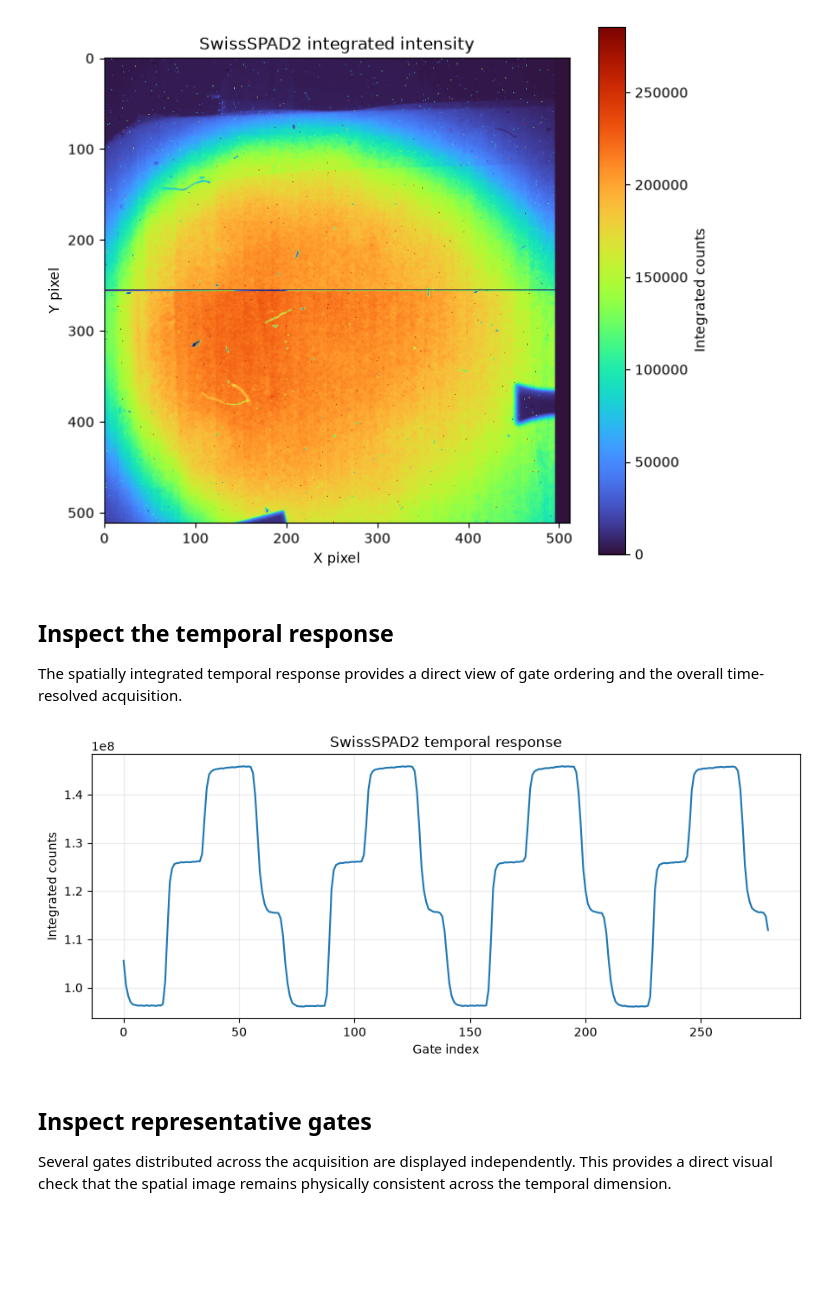
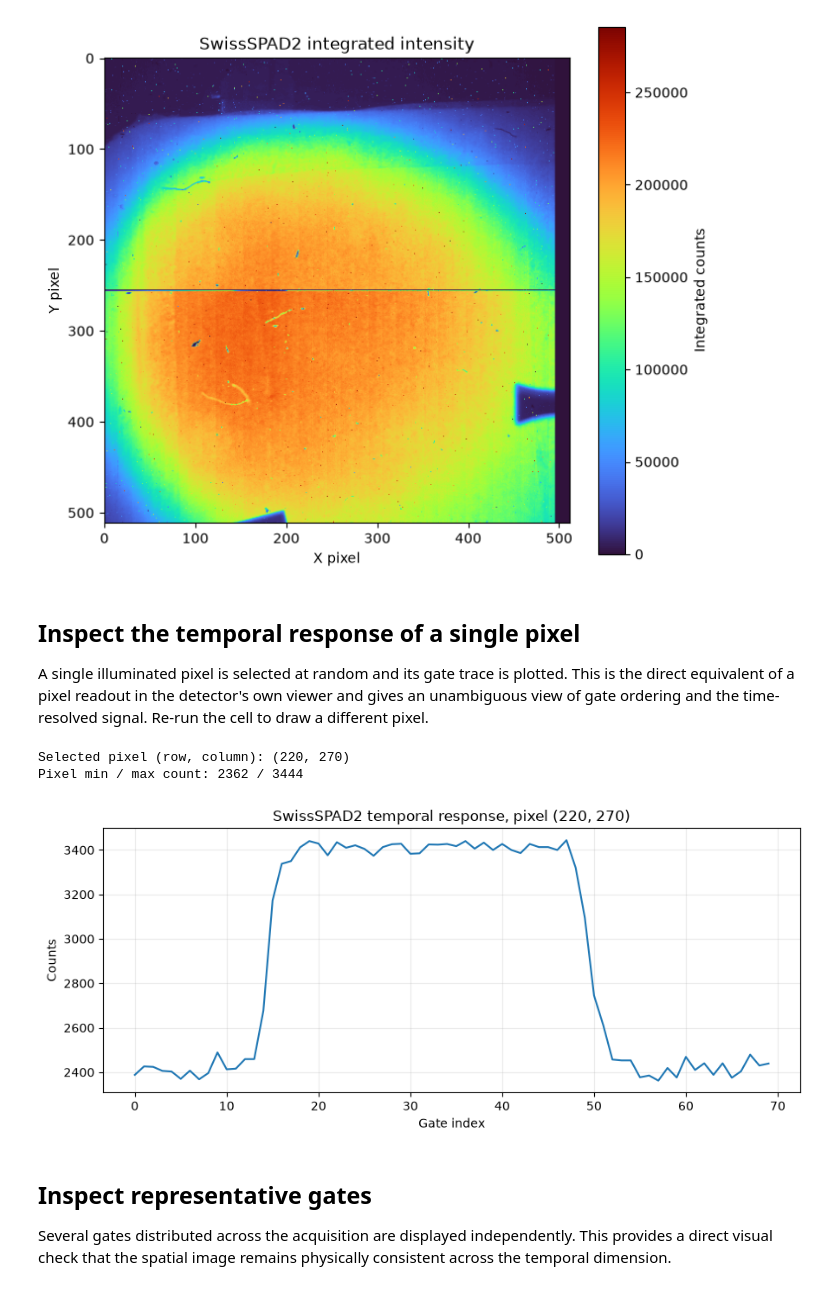
Before and after one commit to vkp217/pyfli-pkg, a Jupyter notebook: examples/ss2_io.ipynb, the cells around one changed output. Saved outputs shown, nothing was run; the diff lists cells and outputs as text; code cells hidden in the pictures; blank space fills up the shorter version.

```diff
--- a/examples/ss2_io.ipynb
+++ b/examples/ss2_io.ipynb
@@ -34,7 +34,7 @@ Set `DATA_PATH` to a local SwissSPAD2 acquisition before running the notebook. I
 `BIT_SIZE` is the detector bit depth used by the acquisition. `EXPECTED_GATE_COUNT` is optional; when it is not `None`, PyFLI validates the decoded gate count against it before any folding.
 # %%
 # Path to the local SwissSPAD2 acquisition (HDF5 file, HDF5 directory, or BIN directory)
-DATA_PATH = "<select file/folder path>"
+DATA_PATH = r"D:\downloadsnew\swissspad2_irf_bg\swissspad2_irf_bg\paperirf\bins"
 
 BIT_SIZE = 10
 EXPECTED_GATE_COUNT = None
@@ -81,8 +78,8 @@ The first load is intentionally performed without pile-up correction, background
 spad_config = {
     "input_format": "auto",
     "bit_depth": BIT_SIZE,
-    "pile_up": False,
-    "fold": False,
+    "pile_up": True,
+    "fold": True,
 }
 
 if EXPECTED_GATE_COUNT is not None:
@@ -174,34 +171,43 @@ plt.show()
 # %% [output]
 [figure]
 # %% [markdown]
-## Inspect the temporal response
+## Inspect the temporal response of a single pixel
 
-The spatially integrated temporal response provides a direct view of gate ordering and the overall time-resolved acquisition.
+A single illuminated pixel is selected at random and its gate trace is plotted. This is the direct equivalent of a pixel readout in the detector's own viewer and gives an unambiguous view of gate ordering and the time-resolved signal. Re-run the cell to draw a different pixel.
 # %%
-temporal_trace = np.sum(
-    decay,
-    axis=(0, 1),
-    dtype=np.float64,
-)
+intensity_map = np.sum(decay, axis=-1, dtype=np.float64)
+illuminated = intensity_map > np.median(intensity_map)
+candidate_rows, candidate_columns = np.nonzero(illuminated)
 
+if candidate_rows.size == 0:
+    raise RuntimeError("No pixels above the median integrated intensity were found.")
+
+rng = np.random.default_rng()
+selected = rng.integers(candidate_rows.size)
+pixel_row = int(candidate_rows[selected])
+pixel_column = int(candidate_columns[selected])
+
+pixel_trace = decay[pixel_row, pixel_column, :].astype(np.float64)
 gate_axis = np.arange(decay.shape[-1])
+
+print(f"Selected pixel (row, column): ({pixel_row}, {pixel_column})")
+print(f"Pixel min / max count: {pixel_trace.min():.0f} / {pixel_trace.max():.0f}")
 
 fig, ax = plt.subplots(figsize=(9, 4))
 
-ax.plot(
-    gate_axis,
-    temporal_trace,
-)
+ax.plot(gate_axis, pixel_trace)
 
-ax.set_title("SwissSPAD2 temporal response")
+ax.set_title(f"SwissSPAD2 temporal response, pixel ({pixel_row}, {pixel_column})")
 ax.set_xlabel("Gate index")
-ax.set_ylabel("Integrated counts")
+ax.set_ylabel("Counts")
 ax.grid(alpha=0.25)
 
 fig.tight_layout()
 plt.show()
 # %% [output]
+Selected pixel (row, column): (220, 270)
+Pixel min / max count: 2362 / 3444
-[figure, old version]
+[figure, new version]
 # %% [markdown]
 ## Inspect representative gates
 
```
Also changed, not shown: parts of 6 cells of this notebook.
